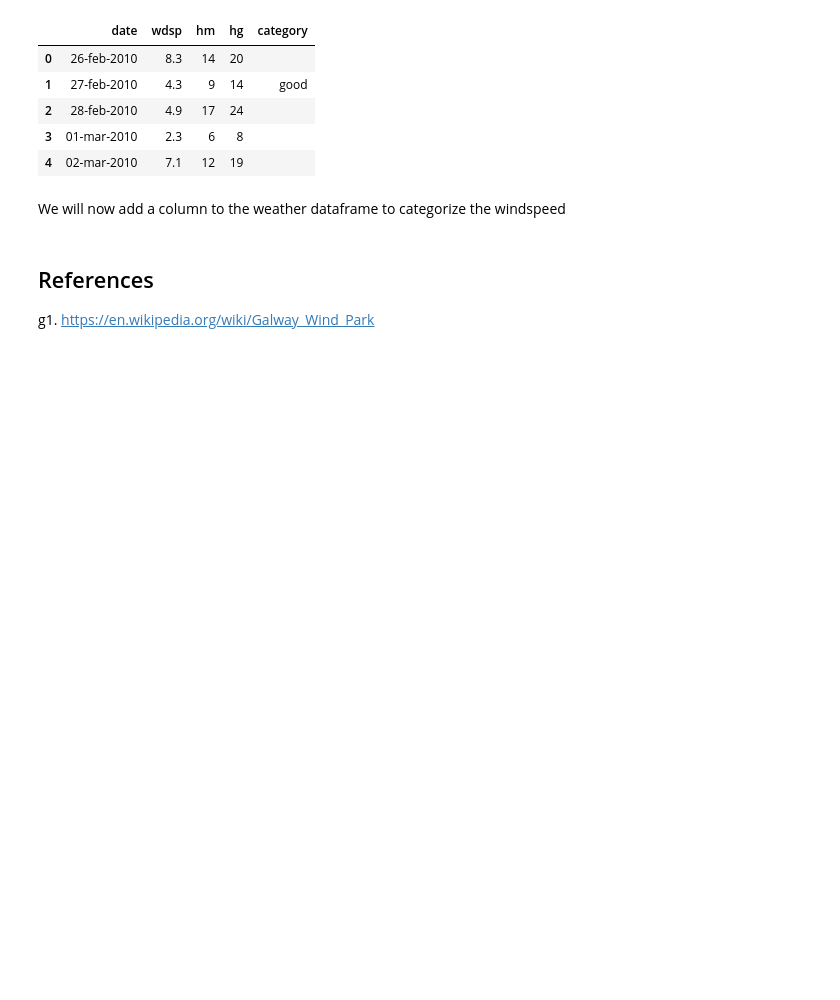
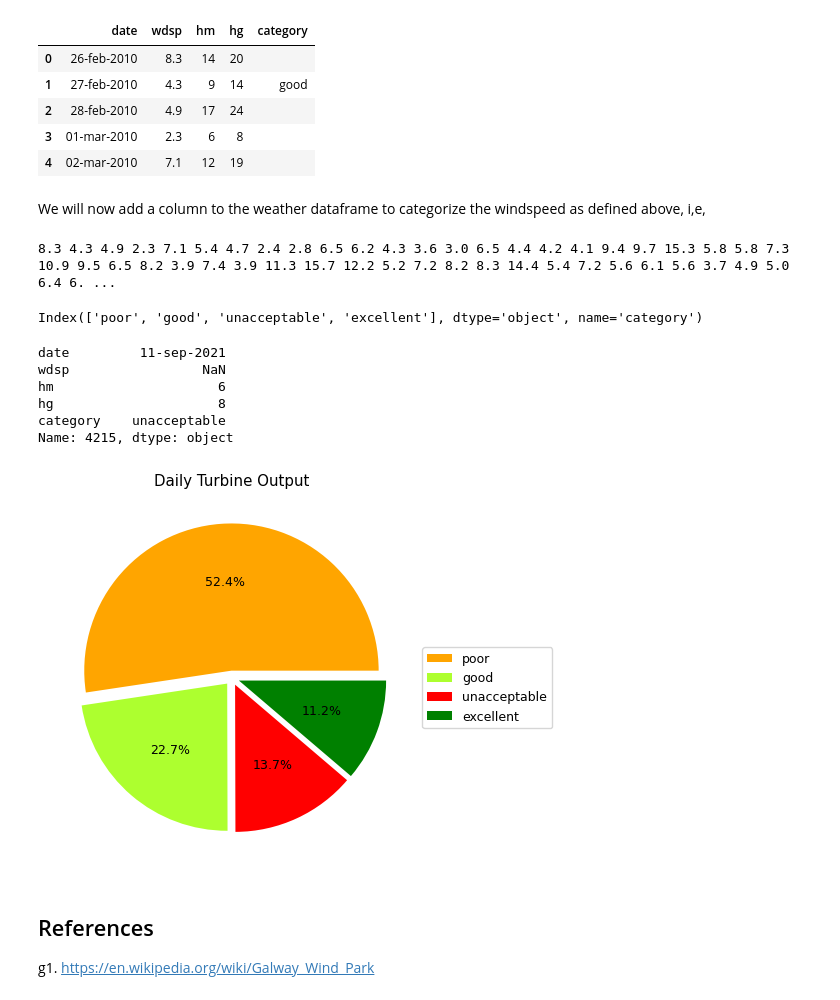
Before and after one commit to dvdgeroconnell/PFDA-project, a Jupyter notebook: windspeed.ipynb, the cells around one changed output. Cells and saved outputs as stored; diff of their text form; code cells hidden in the pictures; blank space fills up the shorter version.

```diff
--- a/windspeed.ipynb
+++ b/windspeed.ipynb
@@ -197,4 +154,4 @@ weather.head(5)
 | 3 | 01-mar-2010 | 2.3 | 6 | 8 |  |
 | 4 | 02-mar-2010 | 7.1 | 12 | 19 |  |
 # %% [markdown]
-We will now add a column to the weather dataframe to categorize the windspeed
+We will now add a column to the weather dataframe to categorize the windspeed as defined above, i,e,
@@ -245,3 +158,49 @@ weather['category']=''
+# %%
+# create a new column
+weather['category']=''
+
+# we already defined output as ['unacceptable','poor','good','excellent']
+count=0
+for row in weather.itertuples():
+    print (row.wdsp, end = ' ')
+    if row.wdsp <= 4.0:
+        weather.loc[count, 'category'] = output[0]
+    elif row.wdsp > 4.0 and row.wdsp <=8.0:
+        weather.loc[count, 'category'] = output[1]
+    elif row.wdsp > 8.0 and row.wdsp <=11.0:
+        weather.loc[count, 'category'] = output[2]
+    elif row.wdsp > 11.0 and row.wdsp <=25.0:
+        weather.loc[count, 'category'] = output[3]
+    else:
+        weather.loc[count, 'category'] = output[0]
+    count += 1
+# %% [output]
+8.3 4.3 4.9 2.3 7.1 5.4 4.7 2.4 2.8 6.5 6.2 4.3 3.6 3.0 6.5 4.4 4.2 4.1 9.4 9.7 15.3 5.8 5.8 7.3 10.9 9.5 6.5 8.2 3.9 7.4 3.9 11.3 15.7 12.2 5.2 7.2 8.2 8.3 14.4 5.4 7.2 5.6 6.1 5.6 3.7 4.9 5.0 6.4 6. ...
+# %%
+summary = weather['category'].value_counts()
+print(summary.index)
+# %% [output]
+Index(['poor', 'good', 'unacceptable', 'excellent'], dtype='object', name='category')
+# %%
+print(weather.iloc[4215])
+# %% [output]
+date         11-sep-2021
+wdsp                 NaN
+hm                     6
+hg                     8
+category    unacceptable
+Name: 4215, dtype: object
+# %%
+exp=[0.05, 0.05, 0.05, 0.05]
+
+summary.plot.pie(ylabel='',labels=None,title='Daily Turbine Output',autopct='%1.1f%%', colors=[colourmap[key] for key in summary.index], explode=exp)
+#summary.plot.pie(ylabel='',labels=None,title='Daily Turbine Output',autopct='%1.1f%%', explode=exp)
+
+# Add a legend instead of the labels (positioned outside the pie chart)
+plt.legend(bbox_to_anchor=(1, 0.6), loc='upper left',labels=summary.index)
+plt.subplots_adjust(right=0.7)
+# %% [output]
+[figure, added]
 # %% [markdown]
 ## References
 g1. https://en.wikipedia.org/wiki/Galway_Wind_Park
```
Also changed, not shown: parts of 14 cells of this notebook.
